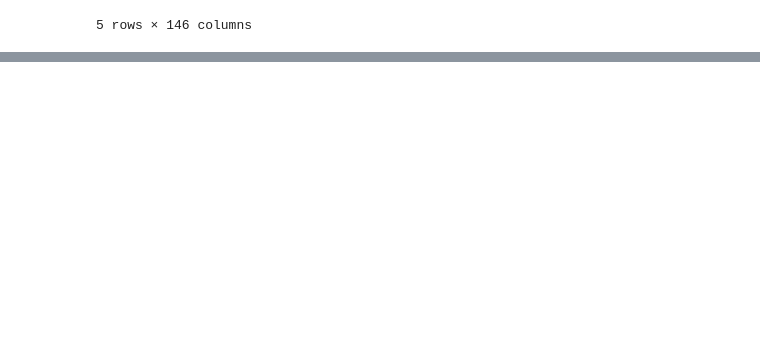
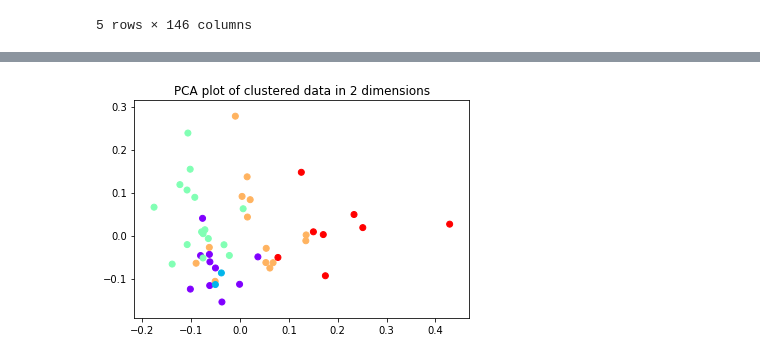
Before and after one commit to bhaumik-choksi/Coursera_Capstone, a Jupyter notebook: Final/Final Project.ipynb, the cells around one changed output, grey strips where cells are left out. Cells and saved outputs as stored; diff of their text form; code cells hidden in the pictures; blank space fills up the shorter version.

```diff
--- a/Final/Final Project.ipynb
+++ b/Final/Final Project.ipynb
@@ -140,0 +179,13 @@ Name: City, dtype: object
+# %%
+from sklearn.decomposition import PCA
+pca = PCA(n_components=2)
+pca_data = pca.fit_transform(us_grouped_clustering)
+
+xs_plot = pca_data.T[0]
+ys_plot = pca_data.T[1]
+
+plt.scatter(xs_plot, ys_plot, cmap='rainbow', c=kmeans.labels_)
+plt.title("PCA plot of clustered data in 2 dimensions")
+plt.show()
+# %% [output]
+[figure, added]
```
Also changed, not shown: parts of 11 cells of this notebook, 11 other files.
